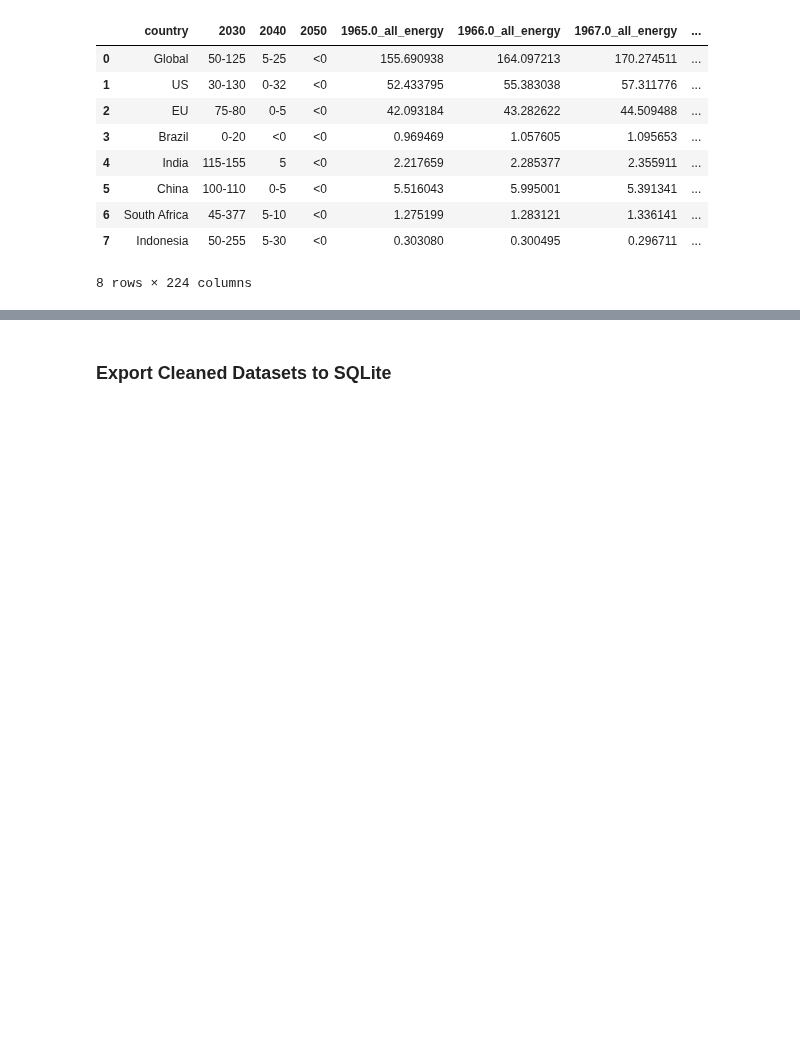
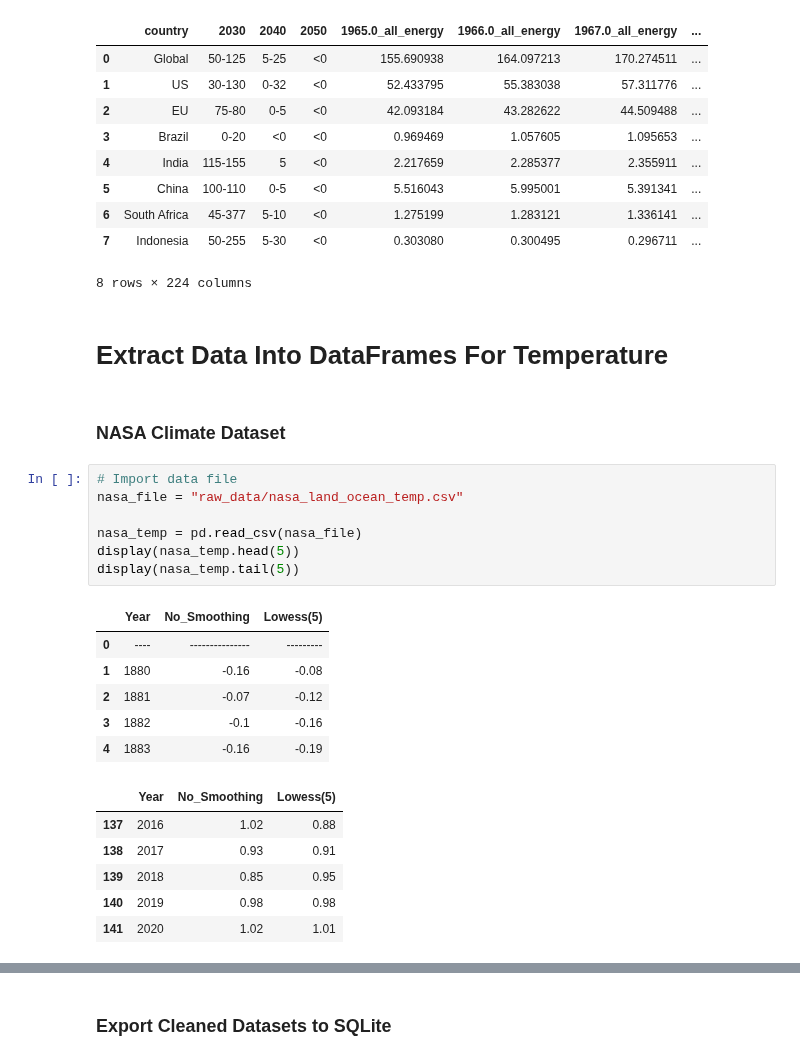
Before and after one commit to yuyhong23/One-Hot_Future, a Jupyter notebook: data_cleaning.ipynb, the cells around one changed output, grey strips where cells are left out. Cells and saved outputs as stored; diff of their text form; blank space fills up the shorter version.

```diff
--- a/data_cleaning.ipynb
+++ b/data_cleaning.ipynb
@@ -1339,3 +1339,27 @@ emission_goal_combine
 | 6 | South Africa | 45-377 | 5-10 | <0 | 1.275199 | 1.283121 | 1.336141 | ... |
 | 7 | Indonesia | 50-255 | 5-30 | <0 | 0.303080 | 0.300495 | 0.296711 | ... |
 8 rows × 224 columns
+# %% [markdown]
+# Extract Data Into DataFrames For Temperature
+# %% [markdown]
+### NASA Climate Dataset
+# %%
+# Import data file
+nasa_file = "raw_data/nasa_land_ocean_temp.csv"
+
+nasa_temp = pd.read_csv(nasa_file)
+display(nasa_temp.head(5))
+display(nasa_temp.tail(5))
+# %% [output]
+|  | Year | No_Smoothing | Lowess(5) |
+| 0 | ---- | --------------- | --------- |
+| 1 | 1880 | -0.16 | -0.08 |
+| 2 | 1881 | -0.07 | -0.12 |
+| 3 | 1882 | -0.1 | -0.16 |
+| 4 | 1883 | -0.16 | -0.19 |
+|  | Year | No_Smoothing | Lowess(5) |
+| 137 | 2016 | 1.02 | 0.88 |
+| 138 | 2017 | 0.93 | 0.91 |
+| 139 | 2018 | 0.85 | 0.95 |
+| 140 | 2019 | 0.98 | 0.98 |
+| 141 | 2020 | 1.02 | 1.01 |
```
Also changed, not shown: parts of 6 cells of this notebook, 4 other files.
